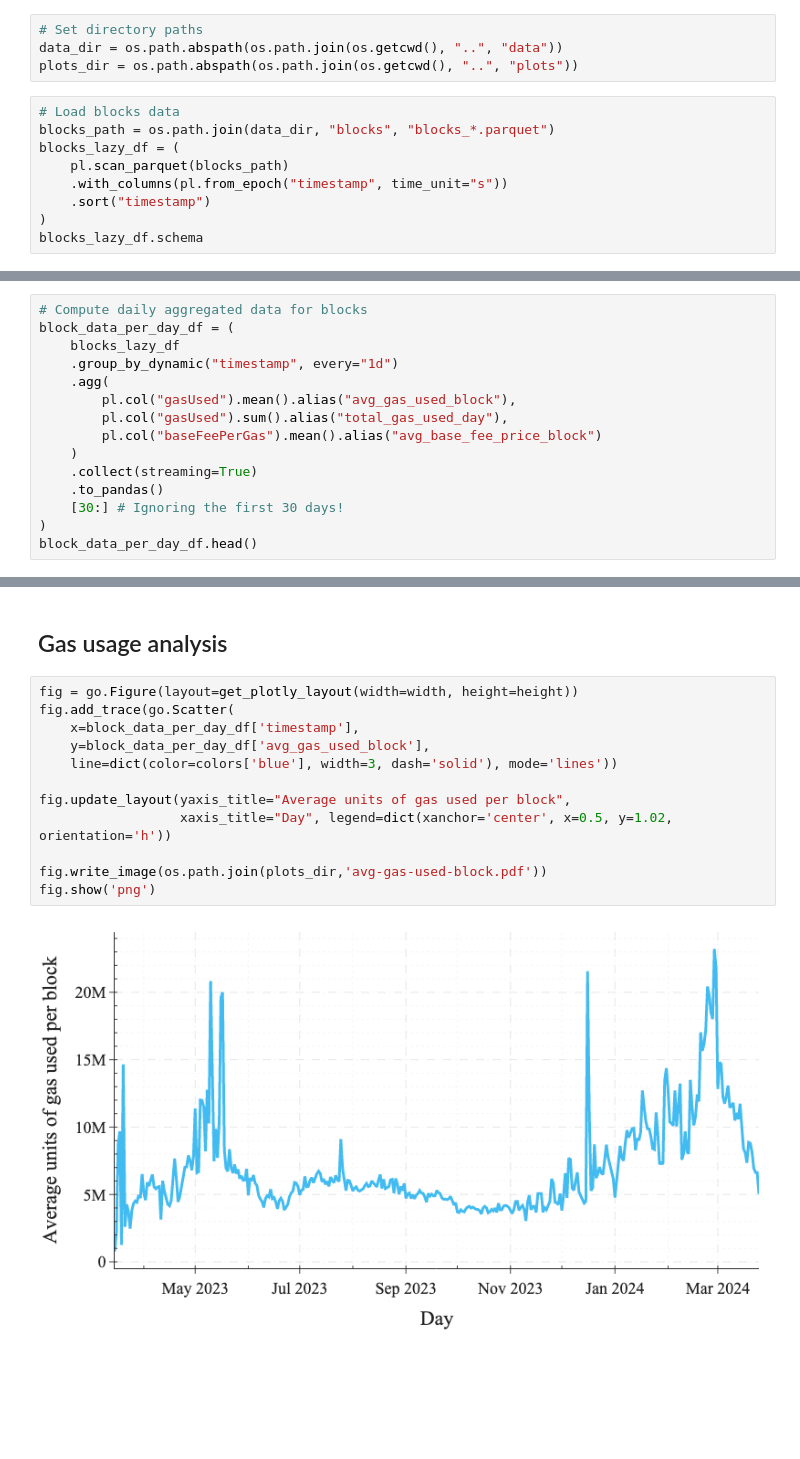
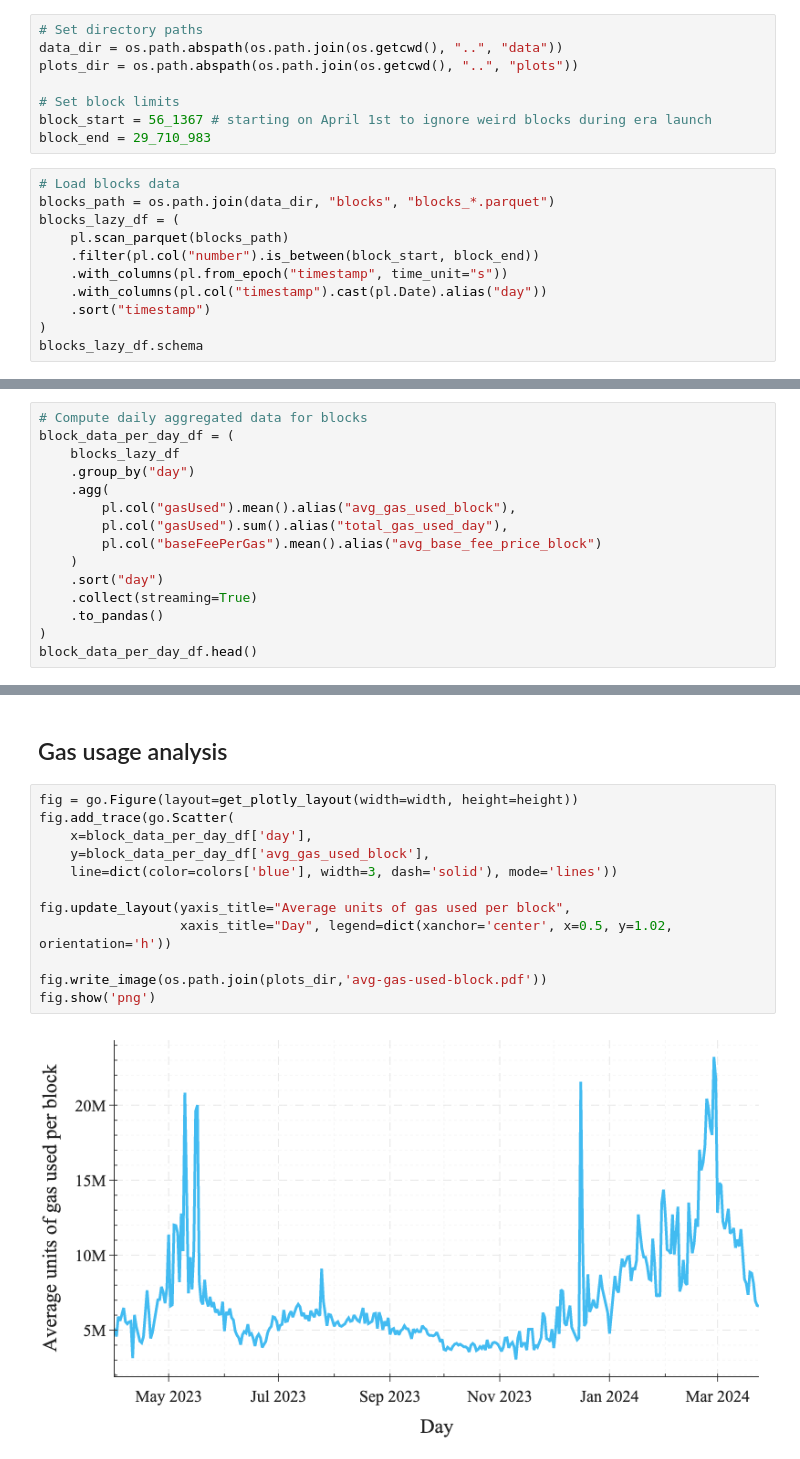
Before and after one commit to matter-labs/zksync-data-dump, a Jupyter notebook: notebooks/02-data-exploration-fees.ipynb, the cells around one changed output, grey strips where cells are left out. Saved outputs shown, nothing was run; the diff lists cells and outputs as text; blank space fills up the shorter version.

Commit message:
Fix groupby and add gas usage plots

```diff
--- a/notebooks/02-data-exploration-fees.ipynb
+++ b/notebooks/02-data-exploration-fees.ipynb
@@ -25,12 +25,18 @@ width, height = 800, 450
 # Set directory paths
 data_dir = os.path.abspath(os.path.join(os.getcwd(), "..", "data"))
 plots_dir = os.path.abspath(os.path.join(os.getcwd(), "..", "plots"))
+
+# Set block limits
+block_start = 56_1367 # starting on April 1st to ignore weird blocks during era launch
+block_end = 29_710_983
 # %%
 # Load blocks data
 blocks_path = os.path.join(data_dir, "blocks", "blocks_*.parquet")
 blocks_lazy_df = (
     pl.scan_parquet(blocks_path)
+    .filter(pl.col("number").is_between(block_start, block_end))
     .with_columns(pl.from_epoch("timestamp", time_unit="s"))
+    .with_columns(pl.col("timestamp").cast(pl.Date).alias("day"))
     .sort("timestamp")
 )
 blocks_lazy_df.schema
@@ -84,15 +98,15 @@ OrderedDict([('blockHash', String),
 # Compute daily aggregated data for blocks
 block_data_per_day_df = (
     blocks_lazy_df
-    .group_by_dynamic("timestamp", every="1d")
+    .group_by("day")
     .agg(
         pl.col("gasUsed").mean().alias("avg_gas_used_block"),
         pl.col("gasUsed").sum().alias("total_gas_used_day"),
         pl.col("baseFeePerGas").mean().alias("avg_base_fee_price_block")
     )
+    .sort("day")
     .collect(streaming=True)
     .to_pandas()
-    [30:] # Ignoring the first 30 days!
 )
 block_data_per_day_df.head()
 # %% [output]
@@ -137,17 +144,17 @@ tx_data_per_day_df.head()
 # %%
 fig = go.Figure(layout=get_plotly_layout(width=width, height=height))
 fig.add_trace(go.Scatter(
-    x=block_data_per_day_df['timestamp'],
+    x=block_data_per_day_df['day'],
     y=block_data_per_day_df['avg_gas_used_block'],
     line=dict(color=colors['blue'], width=3, dash='solid'), mode='lines'))
 
 fig.update_layout(yaxis_title="Average units of gas used per block",
                   xaxis_title="Day", legend=dict(xanchor='center', x=0.5, y=1.02, orientation='h'))
 
 fig.write_image(os.path.join(plots_dir,'avg-gas-used-block.pdf'))
 fig.show('png')
 # %% [output]
-[figure, old version]
+[figure, new version]
 # %%
 fig = go.Figure(layout=get_plotly_layout(width=width, height=height))
 fig.add_trace(go.Scatter(
```
Also changed, not shown: parts of 8 cells of this notebook, 3 other files.
